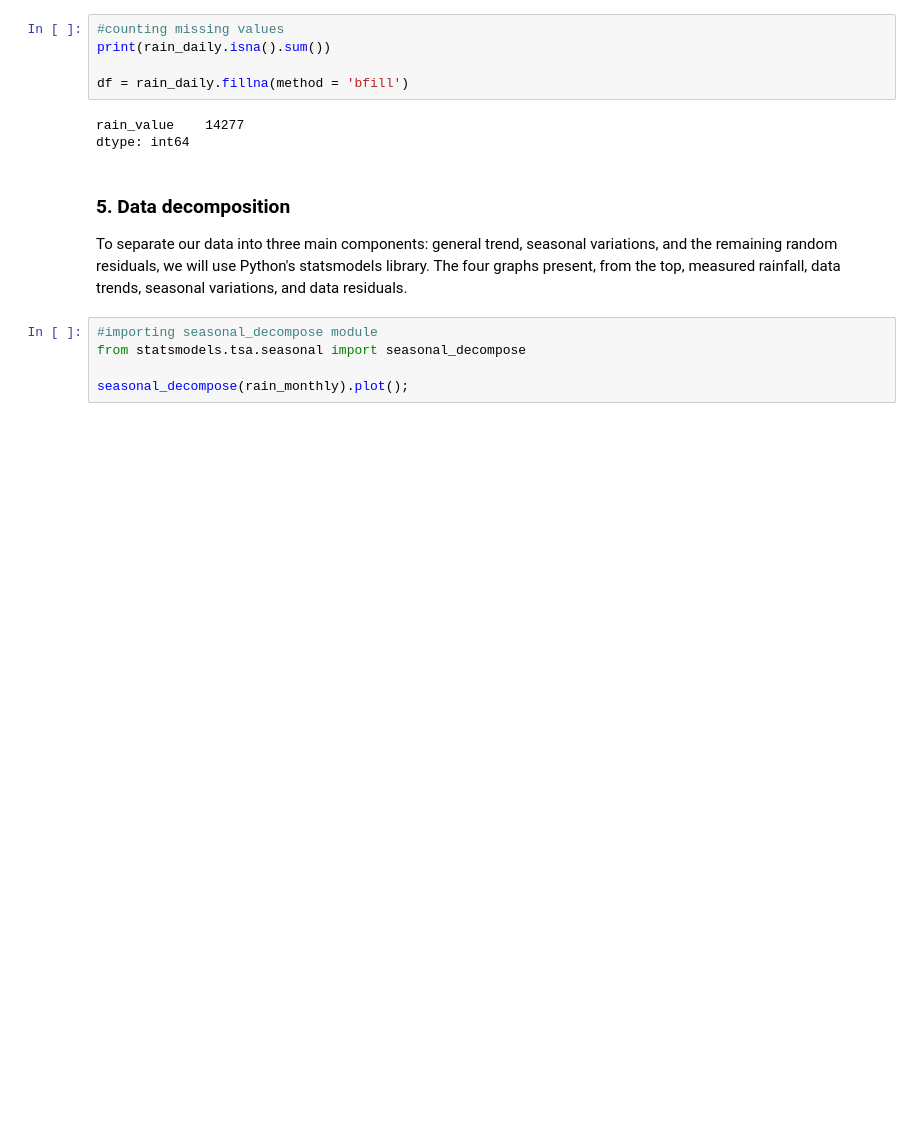
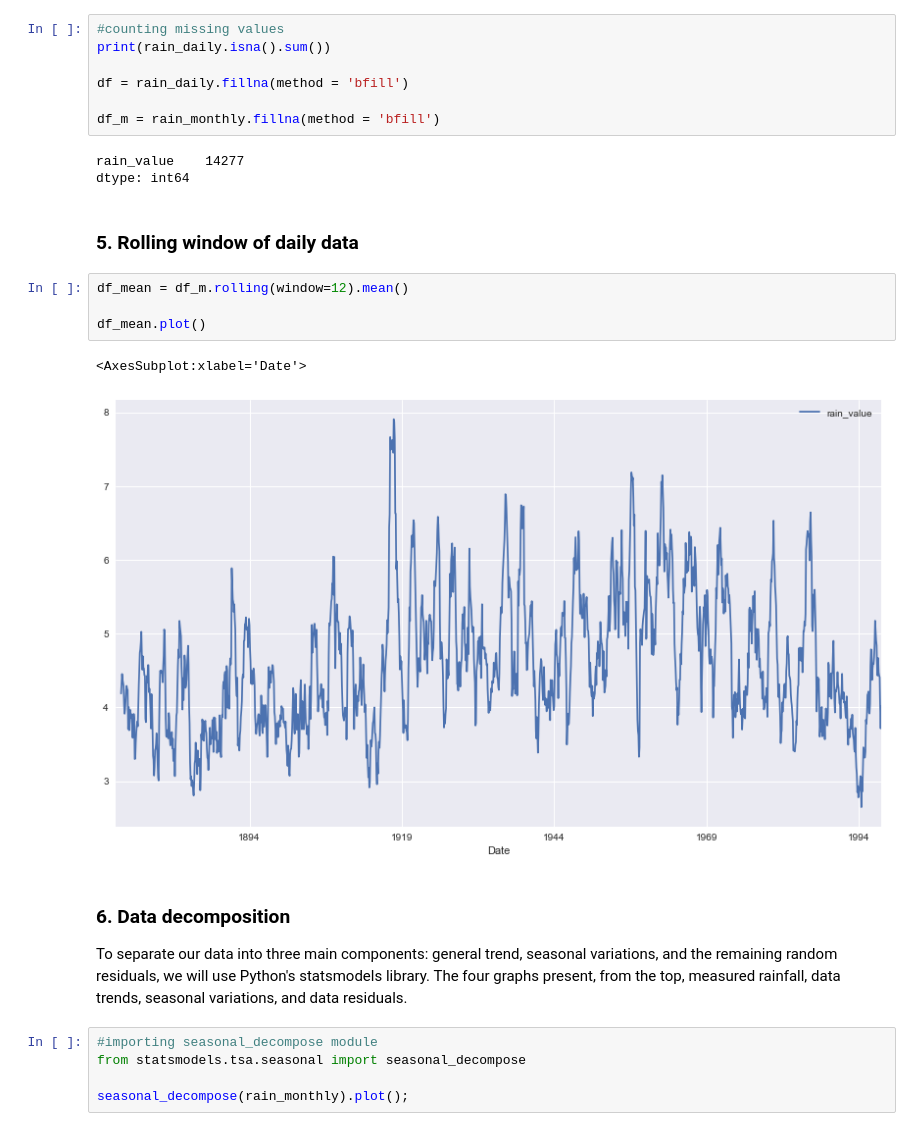
Before and after one commit to lilianasku/Time-series-analysis, a Jupyter notebook: notebooks/Rainfall_SeasonalChanges.ipynb, the cells around one changed output. Saved outputs shown, nothing was run; the diff lists cells and outputs as text; blank space fills up the shorter version.

```diff
--- a/notebooks/Rainfall_SeasonalChanges.ipynb
+++ b/notebooks/Rainfall_SeasonalChanges.ipynb
@@ -111,11 +111,22 @@ display(rain_daily.head())
 print(rain_daily.isna().sum())
 
 df = rain_daily.fillna(method = 'bfill')
+
+df_m = rain_monthly.fillna(method = 'bfill')
 # %% [output]
 rain_value    14277
 dtype: int64
+# %% [markdown]
+### 5. Rolling window of daily data
+# %%
+df_mean = df_m.rolling(window=12).mean()
+
+df_mean.plot()
+# %% [output]
+<AxesSubplot:xlabel='Date'>
+[figure, added]
 # %% [markdown]
-### 5. Data decomposition
+### 6. Data decomposition
 
 To separate our data into three main components: general trend, seasonal variations, and the remaining random residuals, we will use Python's statsmodels library. The four graphs present, from the top,  measured rainfall, data trends, seasonal variations, and data residuals.
 # %%
```
Also changed, not shown: parts of 4 cells of this notebook.
